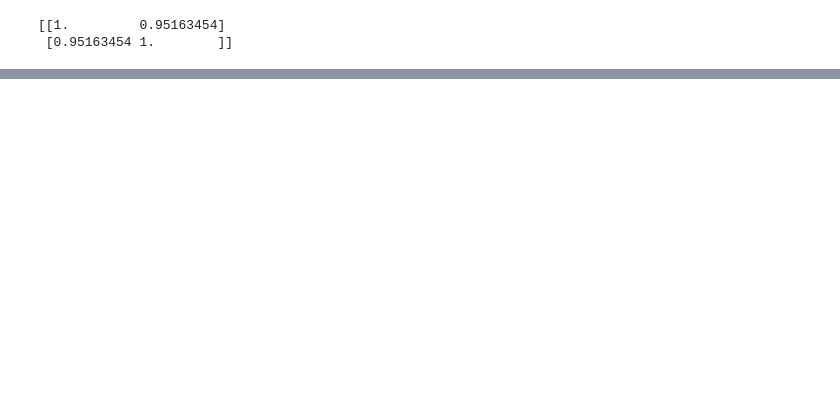
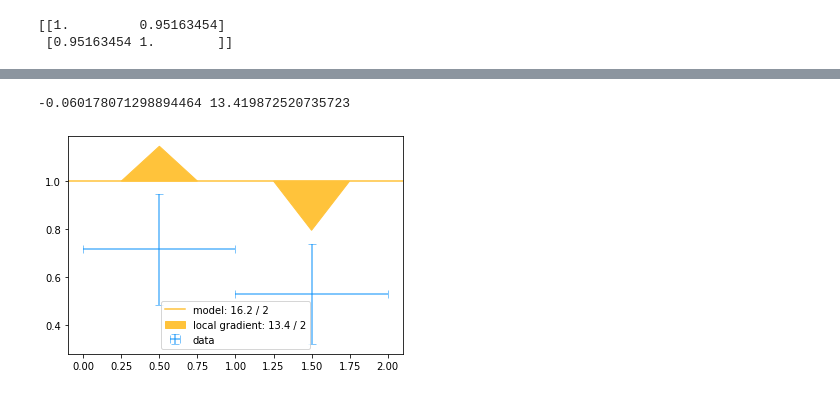
Before and after one commit to ast0815/regularisation, a Jupyter notebook: simple.ipynb, the cells around one changed output, grey strips where cells are left out. Cells and saved outputs as stored; diff of their text form; code cells hidden in the pictures; blank space fills up the shorter version.

```diff
--- a/simple.ipynb
+++ b/simple.ipynb
@@ -293,0 +316,5 @@ plt.legend()
+# %%
+utils.model_ratio_plot(np.array(models[1]), reg_data, reg_cov, A)
+# %% [output]
+-0.060178071298894464 13.419872520735723
+[figure, added]
```
Also changed, not shown: parts of 5 cells of this notebook, 2 other files.
